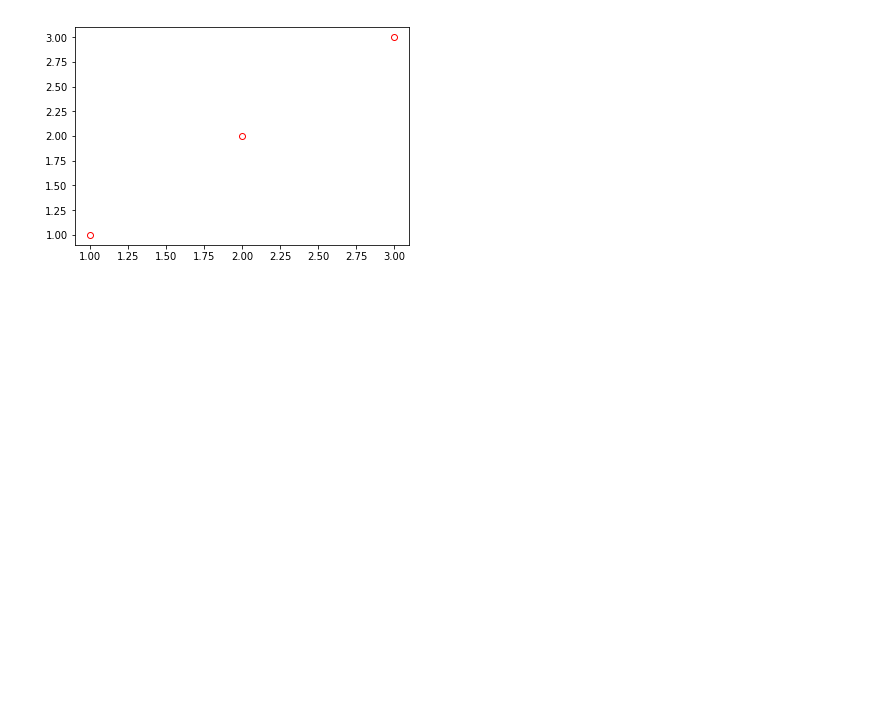
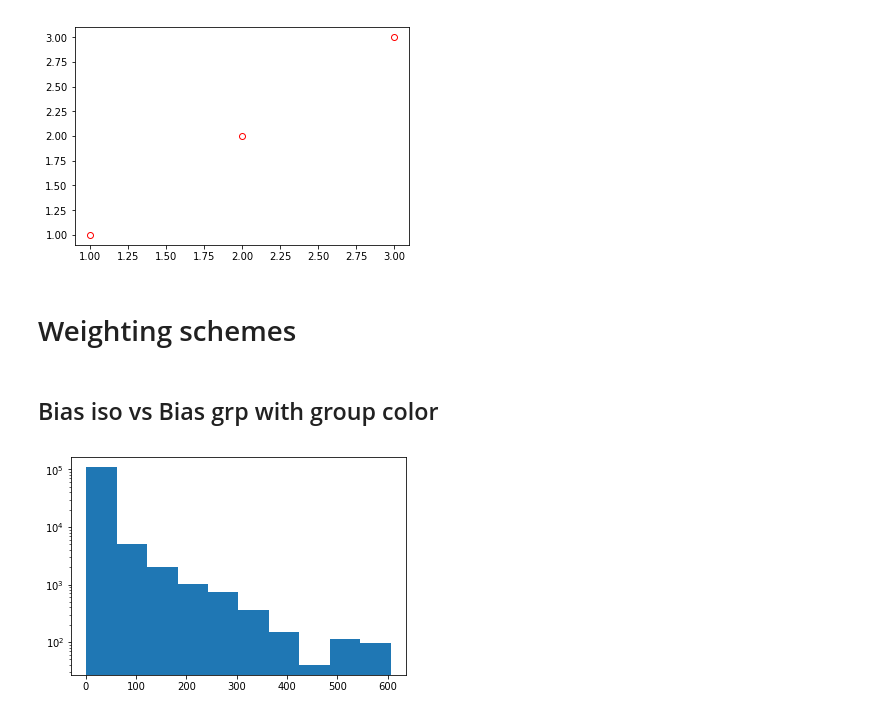
Before and after one commit to ismael-mendoza/wld_code, a Jupyter notebook: resolve_BootHists.ipynb, the cells around one changed output. Cells and saved outputs as stored; diff of their text form; code cells hidden in the pictures; blank space fills up the shorter version.

```diff
--- a/resolve_BootHists.ipynb
+++ b/resolve_BootHists.ipynb
@@ -608,3 +606,12 @@ plt.plot([1,2,3], [1,2,3], "o", markerfacecolor='None', color='r')
 # %% [output]
 [<matplotlib.lines.Line2D at 0x...>]
 [figure]
+# %% [markdown]
+# Weighting schemes
+# %% [markdown]
+## Bias iso vs Bias grp with group color
+# %%
+plt.hist(cat['grp_size'])
+plt.yscale('log')
+# %% [output]
+[figure, added]
```
Also changed, not shown: parts of 14 cells of this notebook, 2 other files.
